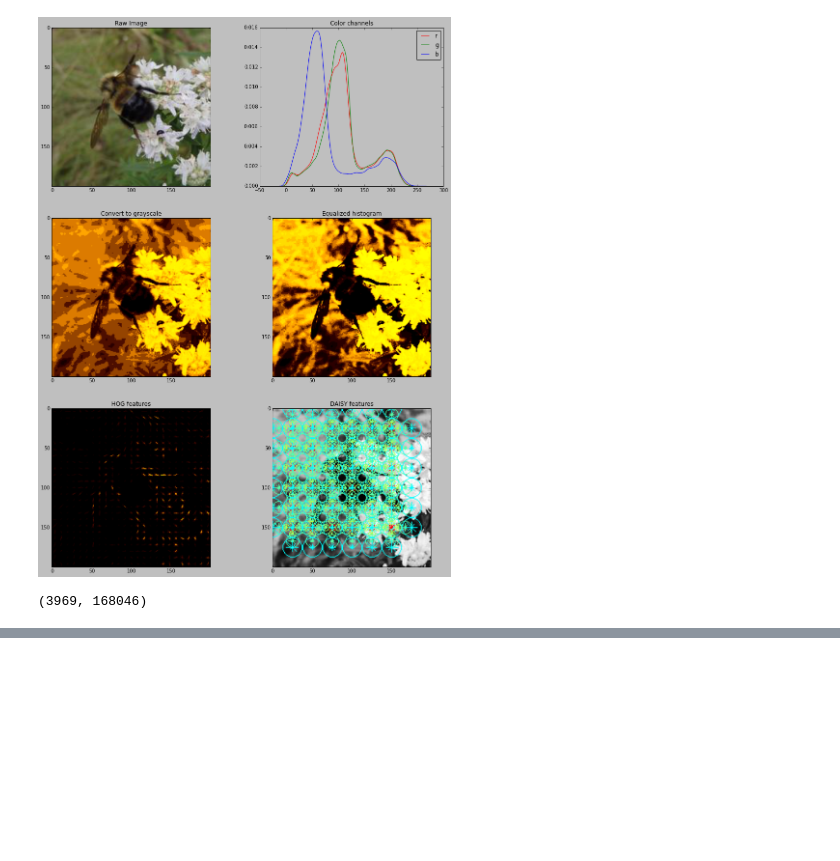
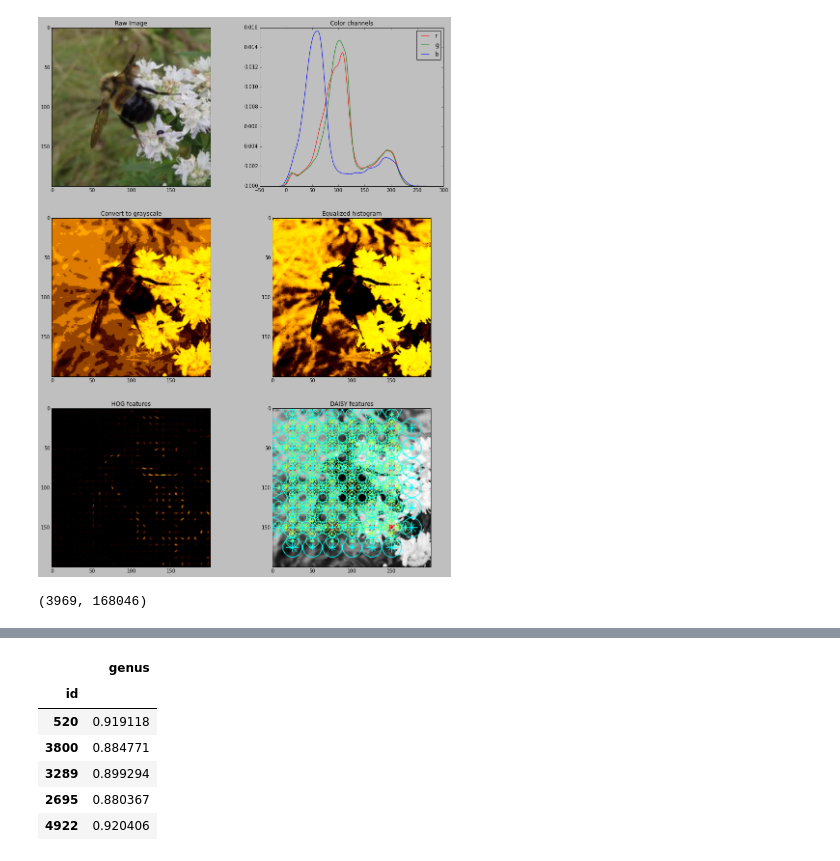
Before and after one commit to nkthiebaut/bees, a Jupyter notebook: svm.ipynb, the cells around one changed output, grey strips where cells are left out. Cells and saved outputs as stored; diff of their text form; code cells hidden in the pictures; blank space fills up the shorter version.

```diff
--- a/svm.ipynb
+++ b/svm.ipynb
@@ -340,0 +354,2 @@ pred_df.head()
+# %%
+preds_train = gs.best_estimator_.predict_proba(bees_pca)
@@ -340,0 +366,33 @@ pred_df.head()
+# %%
+# load the labels using pandas
+labels = pd.read_csv("data/train_labels.csv",
+                     index_col=0)
+def make_predictions(submission_format_df, preds_train, output_filepath="my_submission.csv"):
+    prediction_df = submission_format_df.copy()
+
+    # create features
+    """"
+    test_features = create_feature_matrix(submission_format_df)
+    test_features_stand = ss.transform(test_features)
+    test_features_pca = pca.transform(test_features_stand)
+    """
+    # predict with the best estimator from the grid search
+    # preds = gs.best_estimator_.predict_proba(test_features_pca)
+
+    # copy the predictions to the dataframe with the ids and
+    # write it out to a file
+    prediction_df.genus = preds_train[:, 1]
+    prediction_df.to_csv(output_filepath)
+
+    return prediction_df
+
+pred_df = make_predictions(labels, preds_train, output_filepath="raw_hog_daisy_rbf_train.csv")
+pred_df.head()
+# %% [output]
+|  | genus |
+| id |  |
+| 520 | 0.919118 |
+| 3800 | 0.884771 |
+| 3289 | 0.899294 |
+| 2695 | 0.880367 |
+| 4922 | 0.920406 |
```
Also changed, not shown: parts of 5 cells of this notebook, 3 other files.
